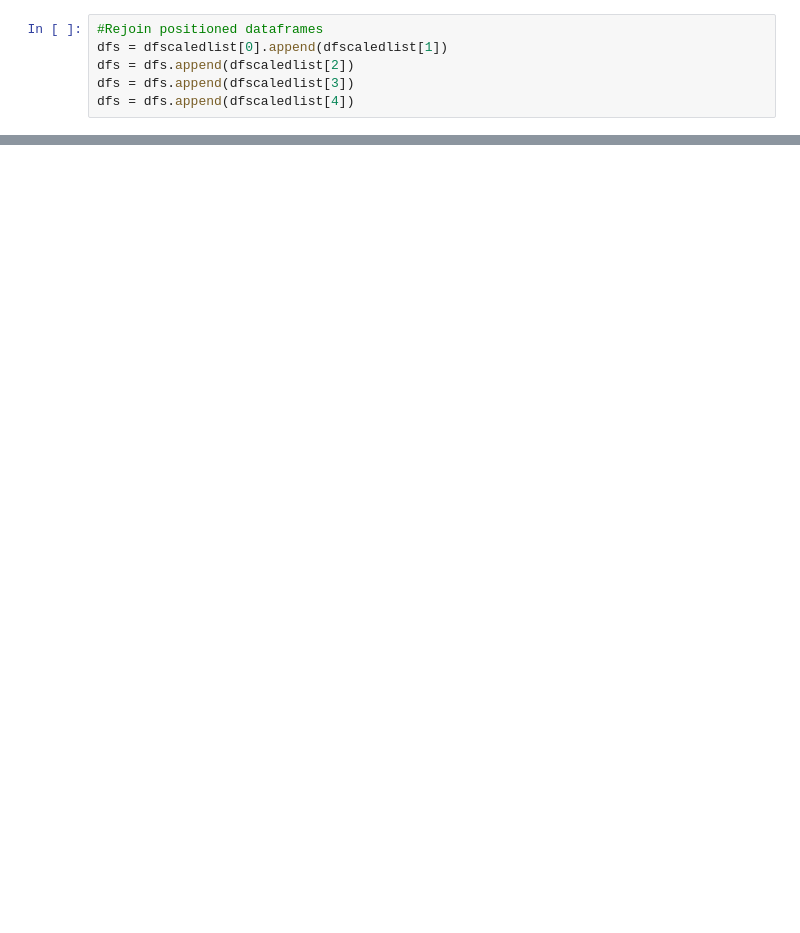
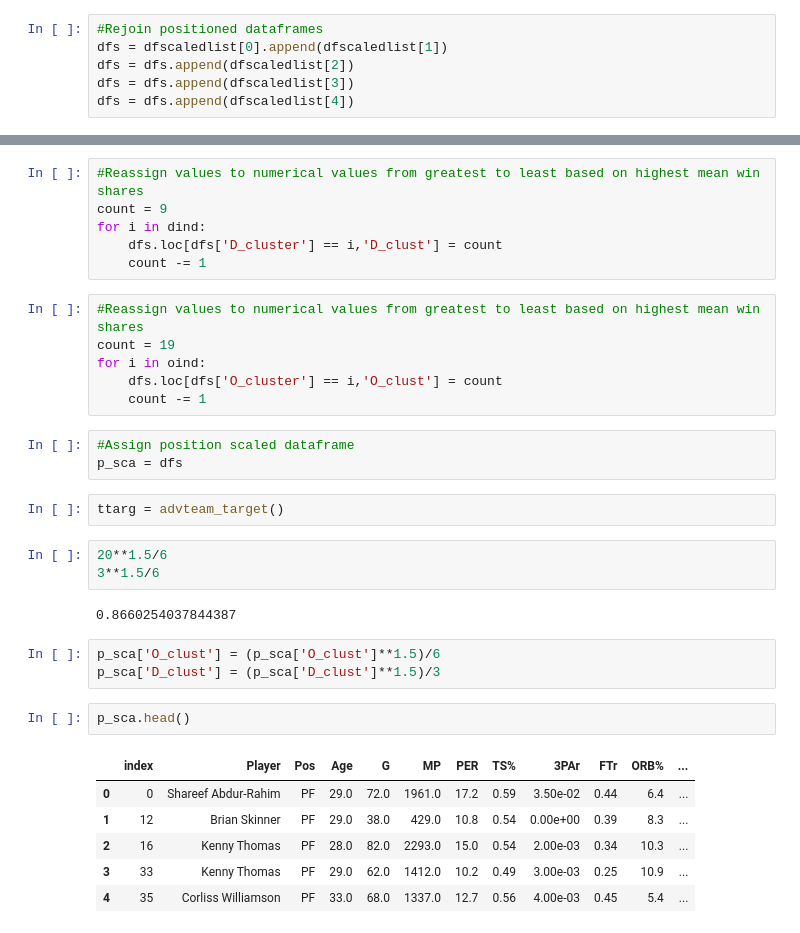
Before and after one commit to dmacUT/nba-final4-projections, a Jupyter notebook: cleaningup.ipynb, the cells around one changed output, grey strips where cells are left out. Cells and saved outputs as stored; diff of their text form; blank space fills up the shorter version.

```diff
--- a/cleaningup.ipynb
+++ b/cleaningup.ipynb
@@ -136,0 +133,34 @@ NameError: name 'index' is not defined
+# %%
+#Reassign values to numerical values from greatest to least based on highest mean win shares
+count = 9
+for i in dind:
+    dfs.loc[dfs['D_cluster'] == i,'D_clust'] = count
+    count -= 1
+# %%
+#Reassign values to numerical values from greatest to least based on highest mean win shares
+count = 19
+for i in oind:
+    dfs.loc[dfs['O_cluster'] == i,'O_clust'] = count
+    count -= 1
+# %%
+#Assign position scaled dataframe
+p_sca = dfs
+# %%
+ttarg = advteam_target()
+# %%
+20**1.5/6
+3**1.5/6
+# %% [output]
+0.8660254037844387
+# %%
+p_sca['O_clust'] = (p_sca['O_clust']**1.5)/6
+p_sca['D_clust'] = (p_sca['D_clust']**1.5)/3
+# %%
+p_sca.head()
+# %% [output]
+|  | index | Player | Pos | Age | G | MP | PER | TS% | 3PAr | FTr | ORB% | ... |
+| 0 | 0 | Shareef Abdur-Rahim | PF | 29.0 | 72.0 | 1961.0 | 17.2 | 0.59 | 3.50e-02 | 0.44 | 6.4 | ... |
+| 1 | 12 | Brian Skinner | PF | 29.0 | 38.0 | 429.0 | 10.8 | 0.54 | 0.00e+00 | 0.39 | 8.3 | ... |
+| 2 | 16 | Kenny Thomas | PF | 28.0 | 82.0 | 2293.0 | 15.0 | 0.54 | 2.00e-03 | 0.34 | 10.3 | ... |
+| 3 | 33 | Kenny Thomas | PF | 29.0 | 62.0 | 1412.0 | 10.2 | 0.49 | 3.00e-03 | 0.25 | 10.9 | ... |
+| 4 | 35 | Corliss Williamson | PF | 33.0 | 68.0 | 1337.0 | 12.7 | 0.56 | 4.00e-03 | 0.45 | 5.4 | ... |
```
Also changed, not shown: parts of 25 cells of this notebook, 1 other file.
